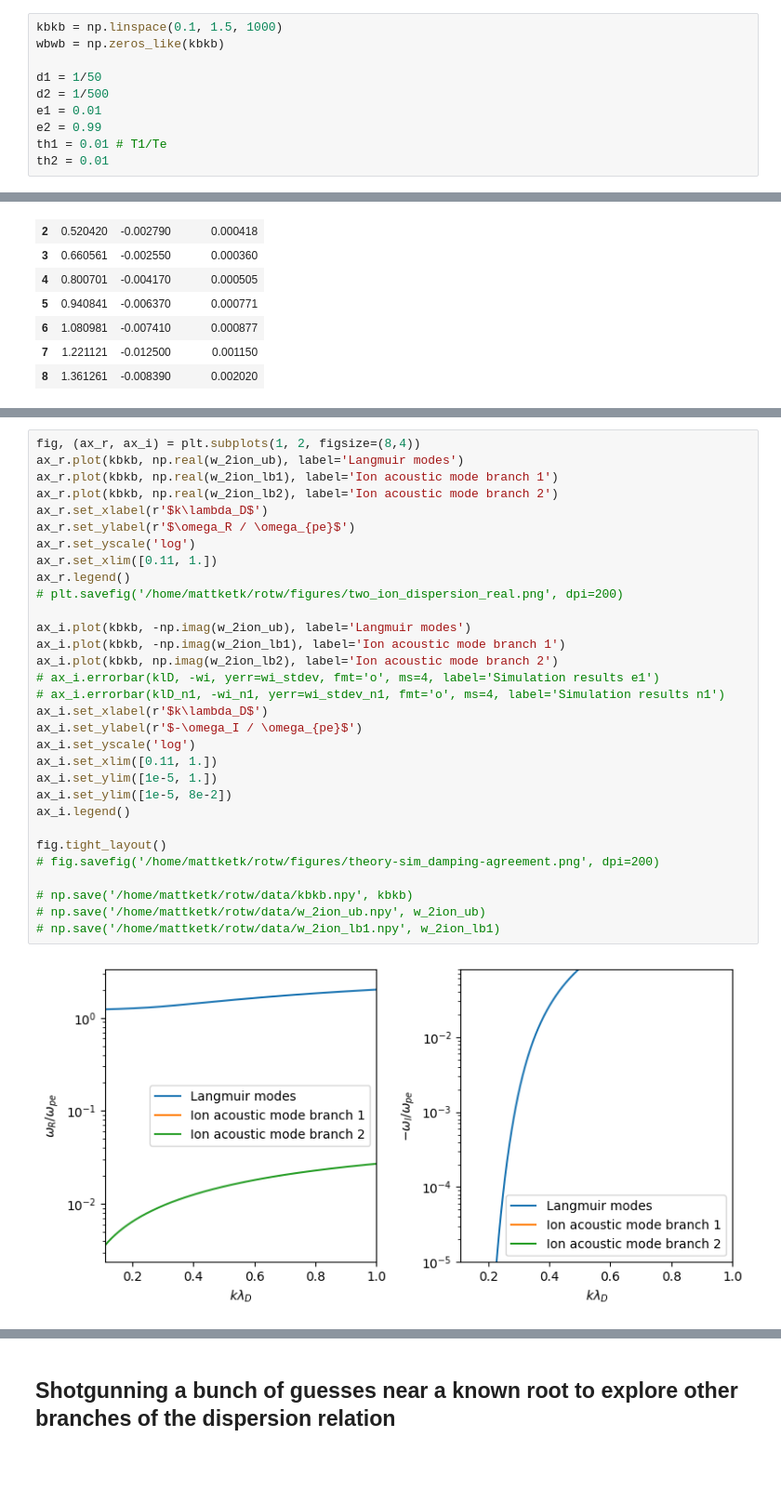
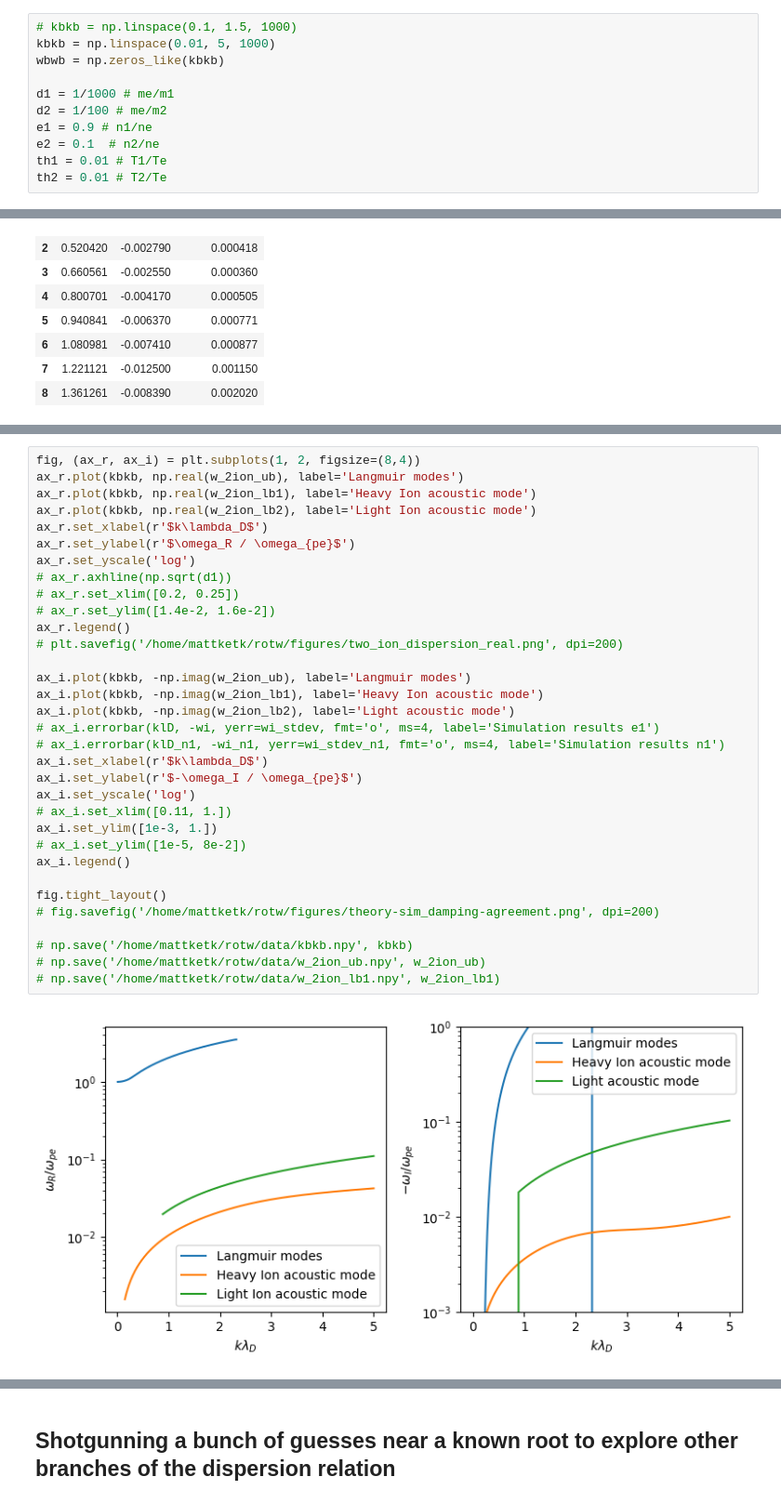
Before and after one commit to mattketk/brillouin-multispecies, a Jupyter notebook: DispersionSolver.ipynb, the cells around one changed output, grey strips where cells are left out. Shown at 93% size. Drawn from its saved outputs; the diff is of its cells as text; blank space fills up the shorter version.

Commit message:
finally fixed resolving two IAW branches

```diff
--- a/DispersionSolver.ipynb
+++ b/DispersionSolver.ipynb
@@ -30,15 +31,16 @@ $$z^{\prime\prime} (\zeta) = - 2 \left(z (\zeta) + \zeta z^\prime(\zeta)\right)$
 Resulting in
 $$1 - \frac{1}{2 \bar{k}^2} Z^\prime \left( \frac{\bar{\omega}}{\sqrt{2} \bar{k}} \right) - \frac{\varepsilon_1}{2 \theta_1 \bar{k}^2} Z^\prime \left(\frac{\bar{\omega}}{\sqrt{2 \theta_1 \delta_1} \bar{k}} \right) - \frac{\varepsilon_2}{2 \theta_2 \bar{k}^2} Z^\prime \left(\frac{\bar{\omega}}{\sqrt{2 \theta_2 \delta_2} \bar{k}} \right) = 0$$
 # %%
-kbkb = np.linspace(0.1, 1.5, 1000)
+# kbkb = np.linspace(0.1, 1.5, 1000)
+kbkb = np.linspace(0.01, 5, 1000)
 wbwb = np.zeros_like(kbkb)
 
-d1 = 1/50
-d2 = 1/500
-e1 = 0.01
-e2 = 0.99
+d1 = 1/1000 # me/m1
+d2 = 1/100 # me/m2
+e1 = 0.9 # n1/ne
+e2 = 0.1  # n2/ne
 th1 = 0.01 # T1/Te
-th2 = 0.01
+th2 = 0.01 # T2/Te
 # %%
 Wr_1ion_ub = np.zeros(len(kbkb))
 Wi_1ion_ub = np.zeros(len(kbkb))
@@ -207,33 +201,35 @@ sim_data
 # %%
 fig, (ax_r, ax_i) = plt.subplots(1, 2, figsize=(8,4))
 ax_r.plot(kbkb, np.real(w_2ion_ub), label='Langmuir modes')
-ax_r.plot(kbkb, np.real(w_2ion_lb1), label='Ion acoustic mode branch 1')
-ax_r.plot(kbkb, np.real(w_2ion_lb2), label='Ion acoustic mode branch 2')
+ax_r.plot(kbkb, np.real(w_2ion_lb1), label='Heavy Ion acoustic mode')
+ax_r.plot(kbkb, np.real(w_2ion_lb2), label='Light Ion acoustic mode')
 ax_r.set_xlabel(r'$k\lambda_D$')
 ax_r.set_ylabel(r'$\omega_R / \omega_{pe}$')
 ax_r.set_yscale('log')
-ax_r.set_xlim([0.11, 1.])
+# ax_r.axhline(np.sqrt(d1))
+# ax_r.set_xlim([0.2, 0.25])
+# ax_r.set_ylim([1.4e-2, 1.6e-2])
 ax_r.legend()
 # plt.savefig('/home/mattketk/rotw/figures/two_ion_dispersion_real.png', dpi=200)
 
 ax_i.plot(kbkb, -np.imag(w_2ion_ub), label='Langmuir modes')
-ax_i.plot(kbkb, -np.imag(w_2ion_lb1), label='Ion acoustic mode branch 1')
-ax_i.plot(kbkb, np.imag(w_2ion_lb2), label='Ion acoustic mode branch 2')
+ax_i.plot(kbkb, -np.imag(w_2ion_lb1), label='Heavy Ion acoustic mode')
+ax_i.plot(kbkb, -np.imag(w_2ion_lb2), label='Light acoustic mode')
 # ax_i.errorbar(klD, -wi, yerr=wi_stdev, fmt='o', ms=4, label='Simulation results e1')
 # ax_i.errorbar(klD_n1, -wi_n1, yerr=wi_stdev_n1, fmt='o', ms=4, label='Simulation results n1')
 ax_i.set_xlabel(r'$k\lambda_D$')
 ax_i.set_ylabel(r'$-\omega_I / \omega_{pe}$')
 ax_i.set_yscale('log')
-ax_i.set_xlim([0.11, 1.])
-ax_i.set_ylim([1e-5, 1.])
-ax_i.set_ylim([1e-5, 8e-2])
+# ax_i.set_xlim([0.11, 1.])
+ax_i.set_ylim([1e-3, 1.])
+# ax_i.set_ylim([1e-5, 8e-2])
 ax_i.legend()
 
 fig.tight_layout()
 # fig.savefig('/home/mattketk/rotw/figures/theory-sim_damping-agreement.png', dpi=200)
 
 # np.save('/home/mattketk/rotw/data/kbkb.npy', kbkb)
 # np.save('/home/mattketk/rotw/data/w_2ion_ub.npy', w_2ion_ub)
 # np.save('/home/mattketk/rotw/data/w_2ion_lb1.npy', w_2ion_lb1)
 # %% [output]
-[figure, old version]
+[figure, new version]
```
Also changed, not shown: parts of 21 cells of this notebook, 1 other file.
